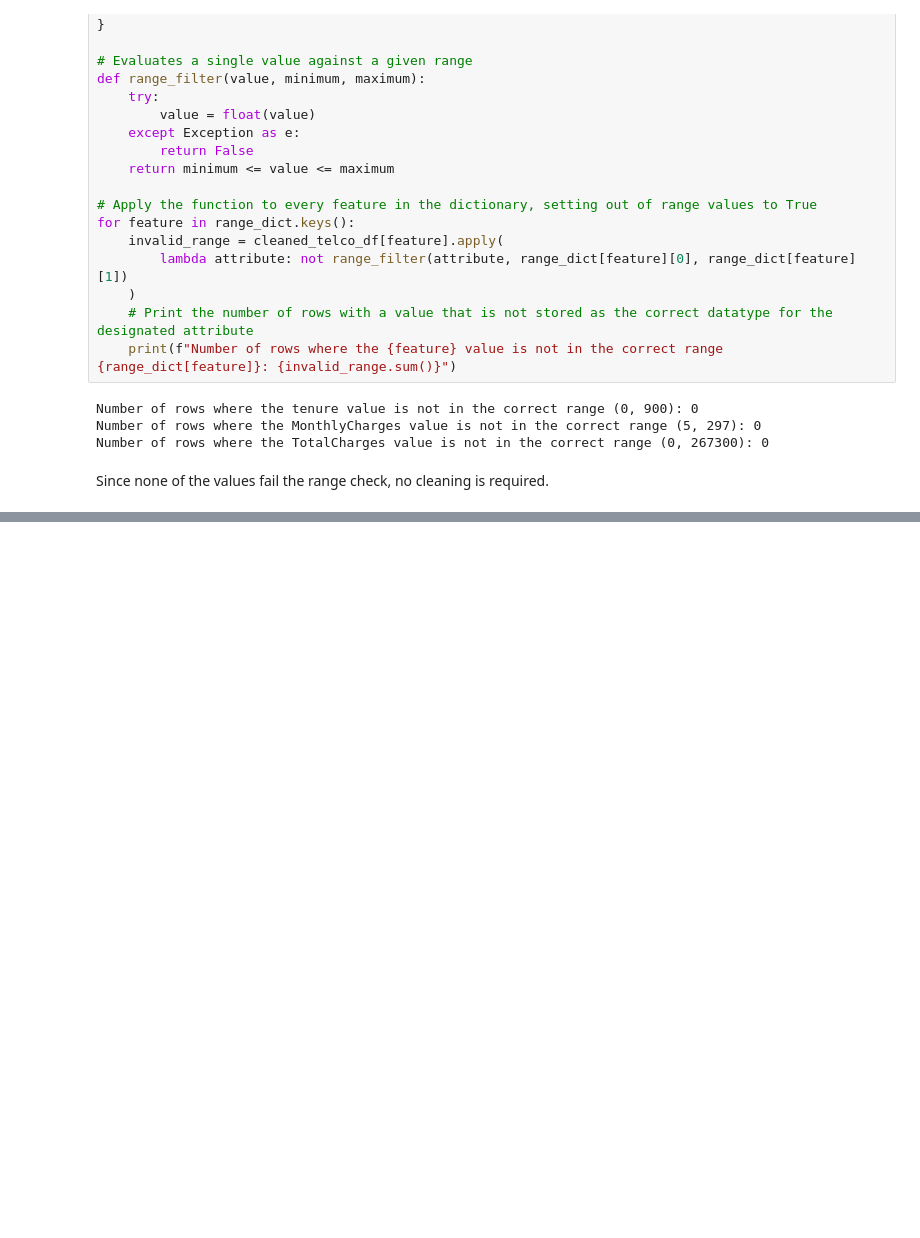
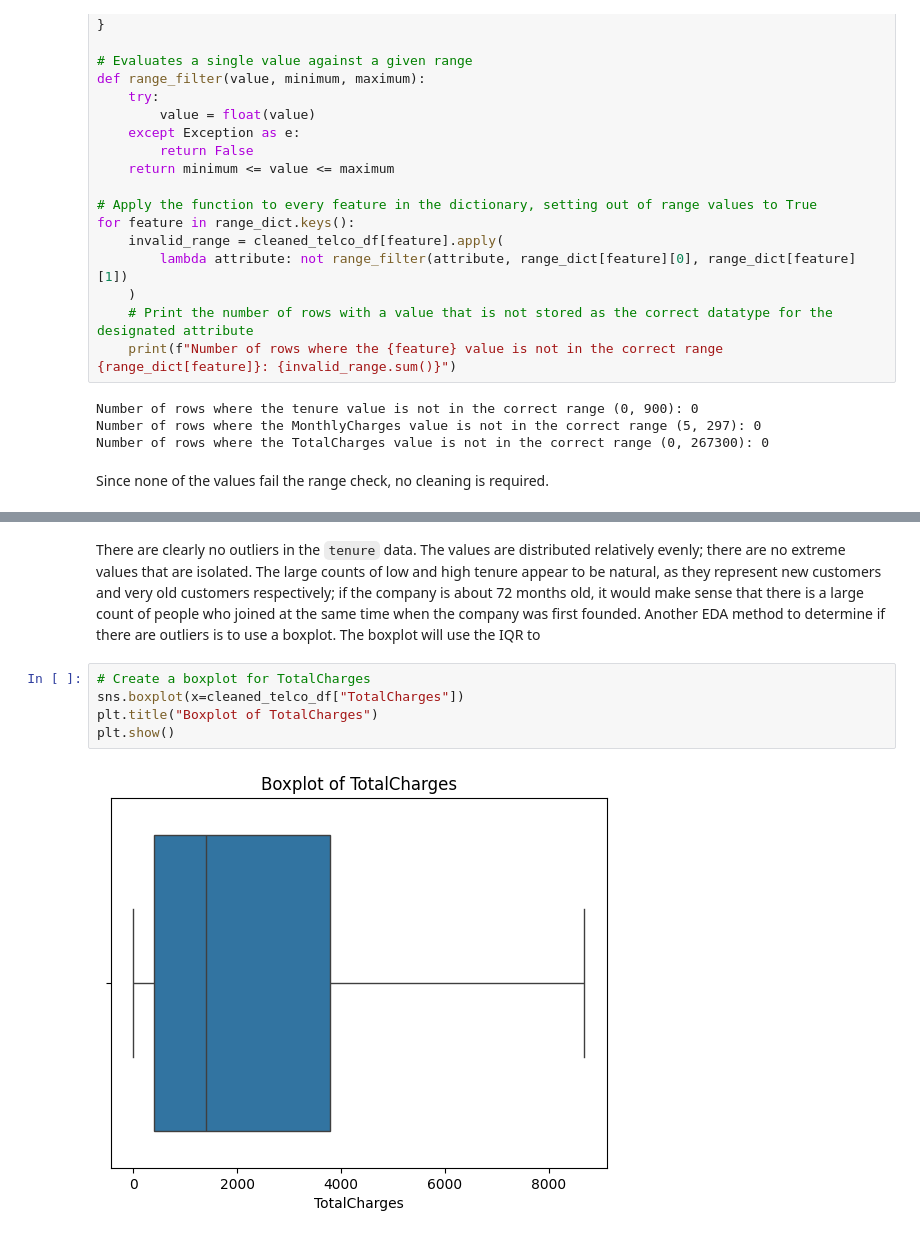
Before and after one commit to Natasa127/CSI4142-A3, a Jupyter notebook: Classification.ipynb, the cells around one changed output, grey strips where cells are left out. Saved outputs shown, nothing was run; the diff lists cells and outputs as text; blank space fills up the shorter version.

```diff
--- a/Classification.ipynb
+++ b/Classification.ipynb
@@ -651,0 +827,9 @@ Since none of the values fail the range check, no cleaning is required.
+# %% [markdown]
+There are clearly no outliers in the `tenure` data. The values are distributed relatively evenly; there are no extreme values that are isolated. The large counts of low and high tenure appear to be natural, as they represent new customers and very old customers respectively; if the company is about 72 months old, it would make sense that there is a large count of people who joined at the same time when the company was first founded. Another EDA method to determine if there are outliers is to use a boxplot. The boxplot will use the IQR to
+# %%
+# Create a boxplot for TotalCharges
+sns.boxplot(x=cleaned_telco_df["TotalCharges"])
+plt.title("Boxplot of TotalCharges")
+plt.show()
+# %% [output]
+[figure, added]
```
Also changed, not shown: parts of 30 cells of this notebook.
